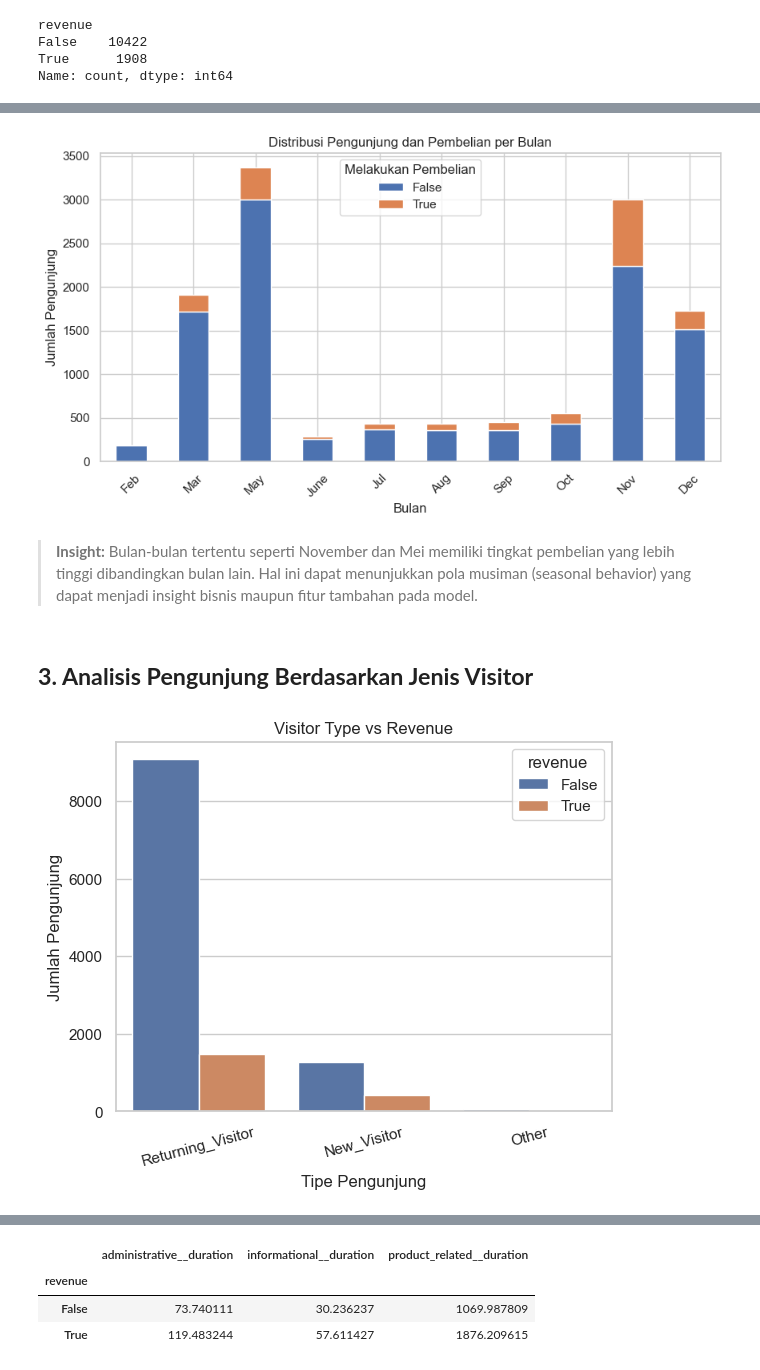
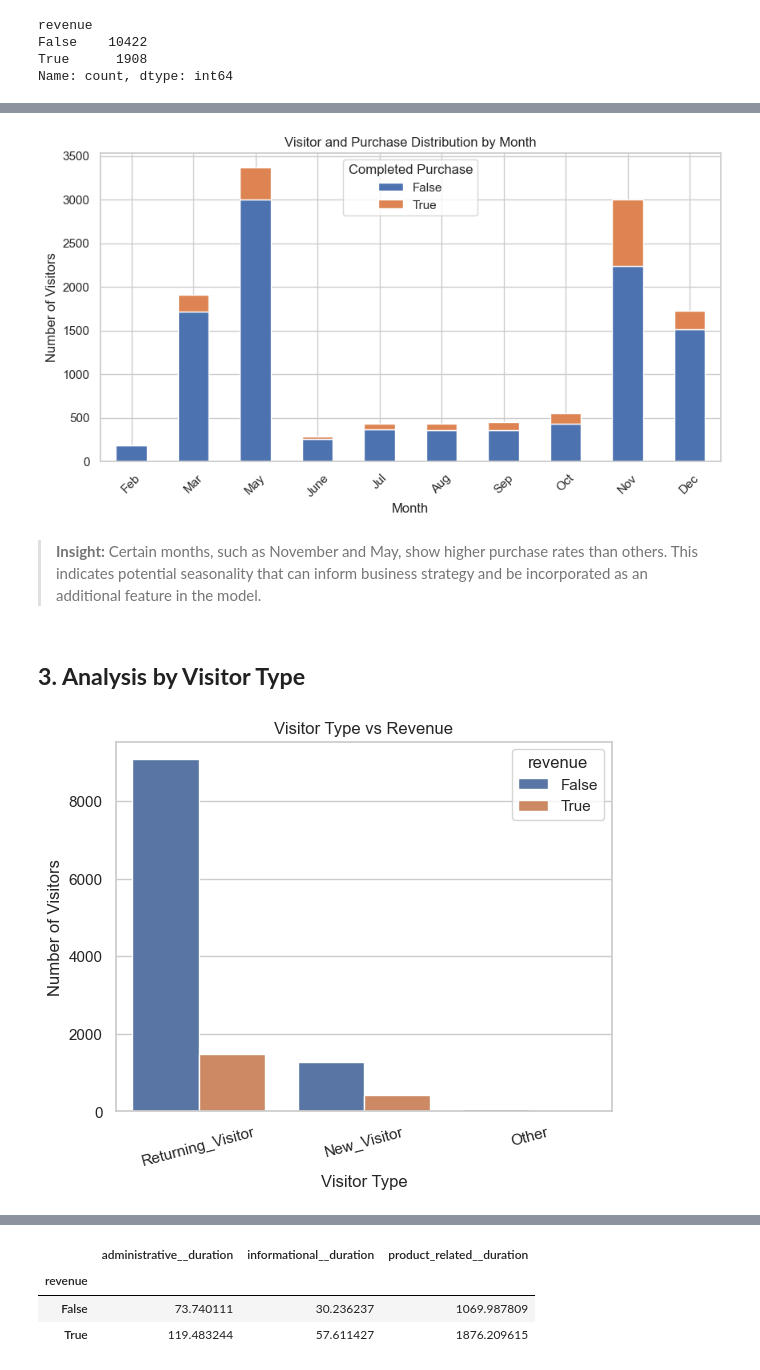
Before and after one commit to brmsyh/Online-Shoppers-Intentions, a Jupyter notebook: notebook.ipynb, the cells around one changed output, grey strips where cells are left out. Saved outputs shown, nothing was run; the diff lists cells and outputs as text; code cells hidden in the pictures.

```diff
--- a/notebook.ipynb
+++ b/notebook.ipynb
@@ -213,5 +229,5 @@ Terlihat bahwa jumlah pengunjung yang tidak melakukan pembelian jauh lebih banya
 # %%
-# Ubah nilai di kolom month supaya berurutan
+# Reorder the 'month' column
 month_order = ['Feb', 'Mar', 'May', 'June',
                'Jul', 'Aug', 'Sep', 'Oct', 'Nov', 'Dec']
 
@@ -220,33 +236,33 @@ df_raw['month'] = pd.Categorical(df_raw['month'], categories=month_order, ordere
 
 df_raw_sorted = df_raw.sort_values('month')
 
-# Grouping berdasarkan bulan dan target pembelian
+# Grouping by Month and Purchase Outcome
 monthly_revenue = df_raw.groupby(['month', 'revenue']).size().unstack().fillna(0)
 
-# Visualisasi
+# Visualization
 monthly_revenue.plot(kind='bar', stacked=True, figsize=(10, 5))
-plt.title('Distribusi Pengunjung dan Pembelian per Bulan')
-plt.ylabel('Jumlah Pengunjung')
-plt.xlabel('Bulan')
+plt.title('Visitor and Purchase Distribution by Month')
+plt.ylabel('Number of Visitors')
+plt.xlabel('Month')
 plt.xticks(rotation=45)
-plt.legend(title='Melakukan Pembelian')
+plt.legend(title='Completed Purchase')
 plt.show()
 # %% [output]
-[figure, old version]
+[figure, new version]
 # %% [markdown]
 >  **Insight:**
-Bulan-bulan tertentu seperti November dan Mei memiliki tingkat pembelian yang lebih tinggi dibandingkan bulan lain. Hal ini dapat menunjukkan pola musiman (seasonal behavior) yang dapat menjadi insight bisnis maupun fitur tambahan pada model.
+Certain months, such as November and May, show higher purchase rates than others. This indicates potential seasonality that can inform business strategy and be incorporated as an additional feature in the model.
 # %% [markdown]
-## **3. Analisis Pengunjung Berdasarkan Jenis Visitor**
+## **3. Analysis by Visitor Type**
 # %%
-# Perbandingan proporsi visitor type terhadap revenue
+# Comparison of Visitor-Type Proportions by Revenue
 sns.countplot(data=df_raw, x='visitor_type', hue='revenue')
 plt.title('Visitor Type vs Revenue')
-plt.ylabel('Jumlah Pengunjung')
-plt.xlabel('Tipe Pengunjung')
+plt.ylabel('Number of Visitors')
+plt.xlabel('Visitor Type')
 plt.xticks(rotation=15)
 plt.show()
 # %% [output]
-[figure, old version]
+[figure, new version]
 # %% [markdown]
 > **Insight:**
```
Also changed, not shown: parts of 80 cells of this notebook, 14 other files.
